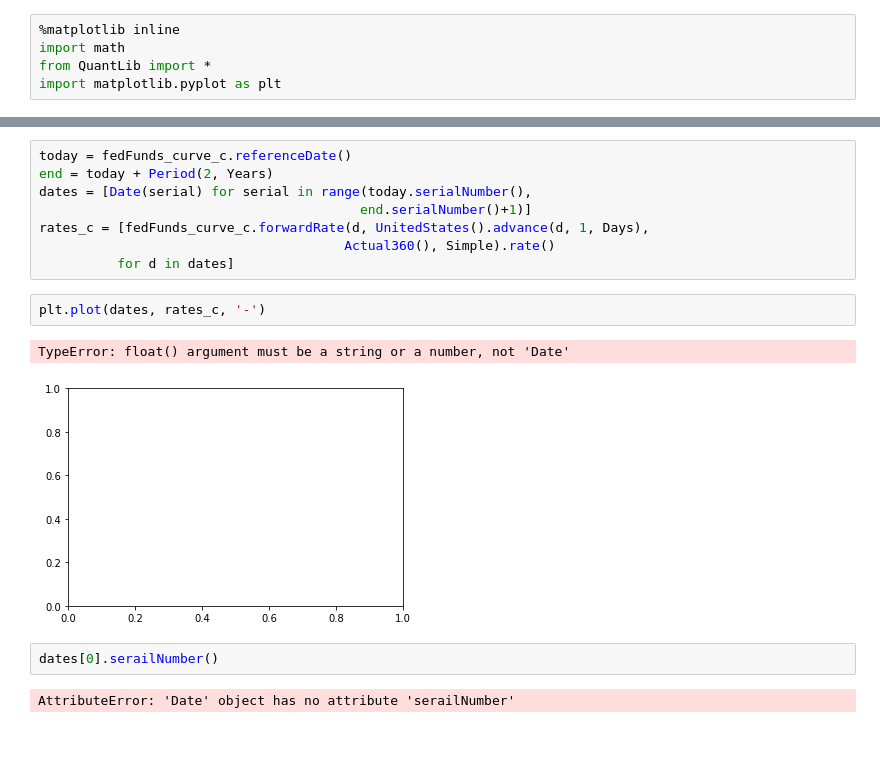
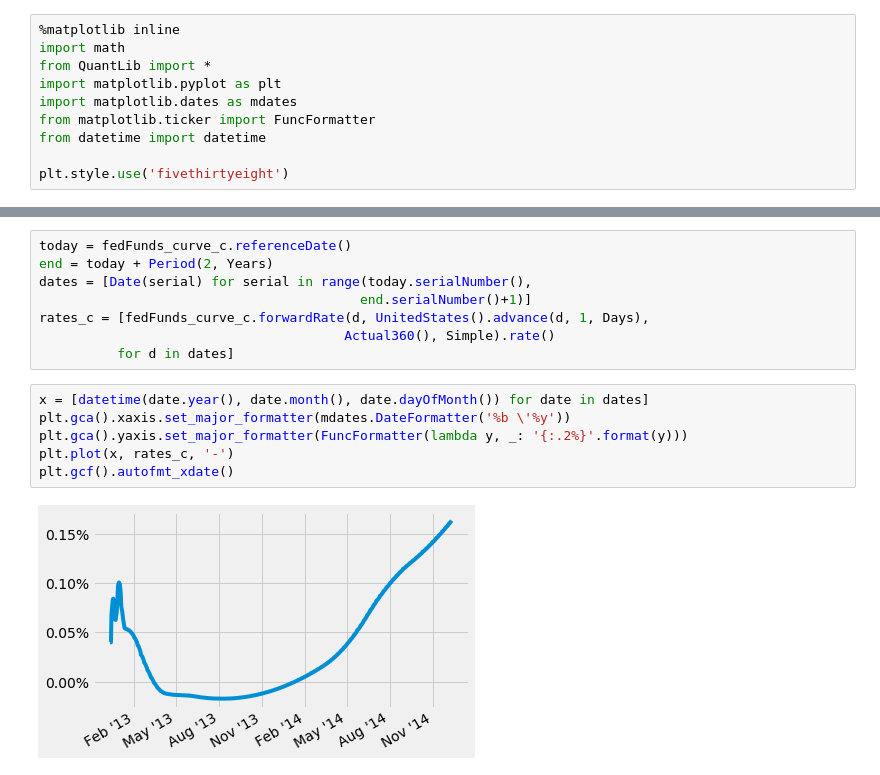
Before and after one commit to x-xing/QuantLib, a Jupyter notebook: ZeroCurve_bootstrapping.ipynb, the cells around one changed output, grey strips where cells are left out. Cells and saved outputs as stored; diff of their text form; blank space fills up the shorter version.

```diff
--- a/ZeroCurve_bootstrapping.ipynb
+++ b/ZeroCurve_bootstrapping.ipynb
@@ -3,6 +3,11 @@
 import math
 from QuantLib import *
 import matplotlib.pyplot as plt
+import matplotlib.dates as mdates
+from matplotlib.ticker import FuncFormatter
+from datetime import datetime
+
+plt.style.use('fivethirtyeight')
 # %%
 today = Date(11, December, 2012)
 Settings.instance().evaluationDate = today
@@ -50,12 +55,11 @@ dates = [Date(serial) for serial in range(today.serialNumber(),
 rates_c = [fedFunds_curve_c.forwardRate(d, UnitedStates().advance(d, 1, Days),
                                        Actual360(), Simple).rate()
           for d in dates]
-# %%
-plt.plot(dates, rates_c, '-')
-# %% [output]
-TypeError: float() argument must be a string or a number, not 'Date'
-[figure, removed]
-# %%
-dates[0].serailNumber()
-# %% [output]
-AttributeError: 'Date' object has no attribute 'serailNumber'
+# %%
+x = [datetime(date.year(), date.month(), date.dayOfMonth()) for date in dates]
+plt.gca().xaxis.set_major_formatter(mdates.DateFormatter('%b \'%y'))
+plt.gca().yaxis.set_major_formatter(FuncFormatter(lambda y, _: '{:.2%}'.format(y)))
+plt.plot(x, rates_c, '-')
+plt.gcf().autofmt_xdate()
+# %% [output]
+[figure, added]
```
Also changed, not shown: parts of 1 cell of this notebook, 1 other file.
